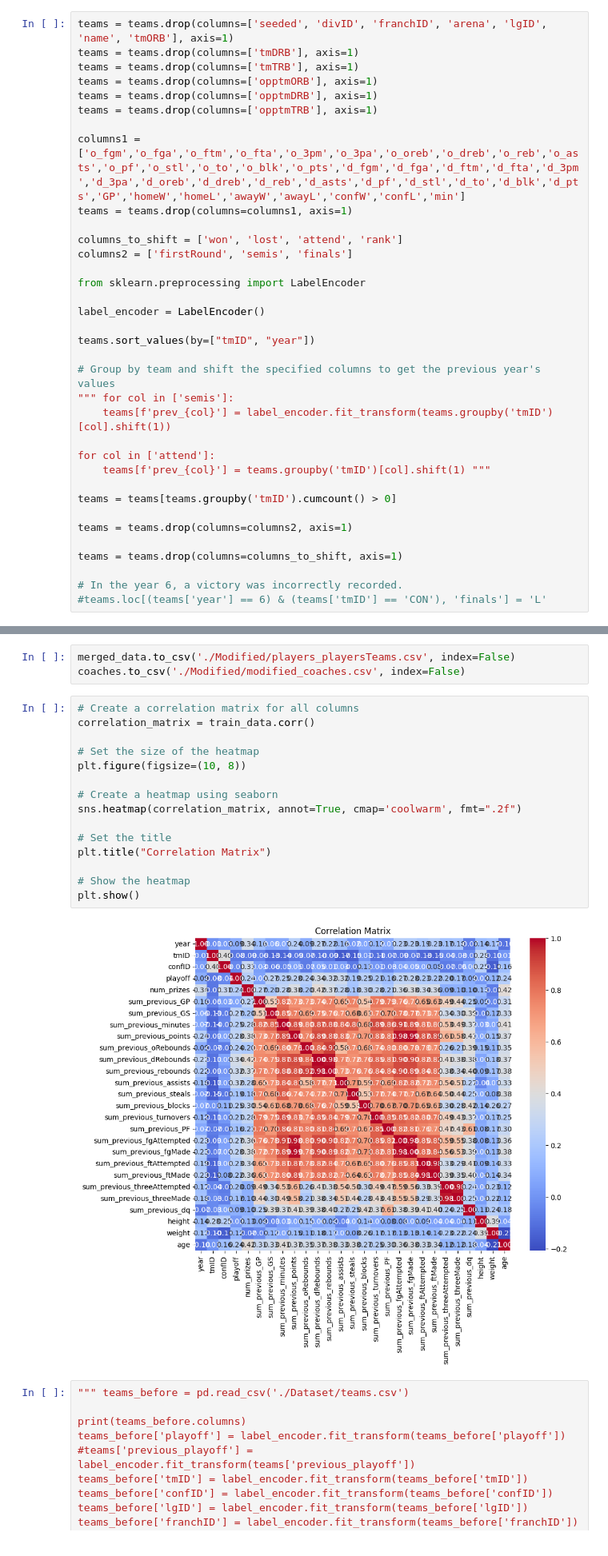
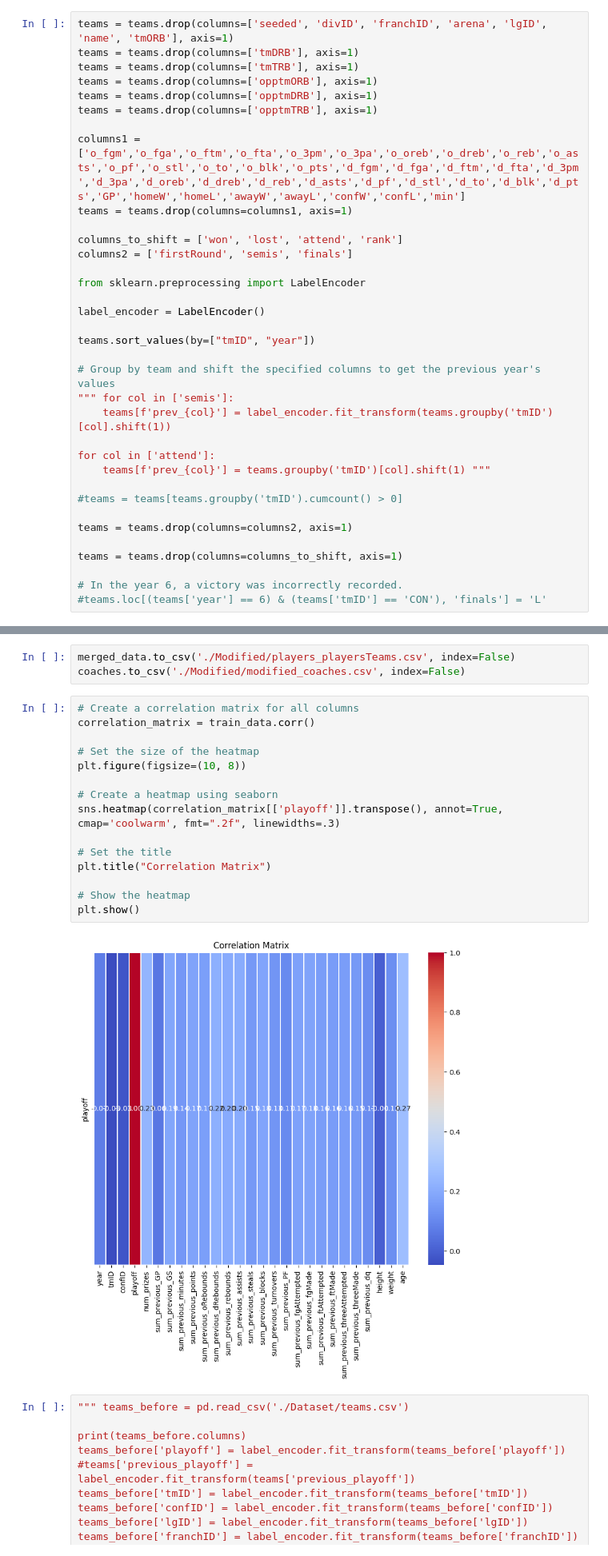
Before and after one commit to brunabrasil/FEUP-AC, a Jupyter notebook: preparation.ipynb, the cells around one changed output, grey strips where cells are left out. Shown: that part at 80% size. Cells and saved outputs as stored; diff of their text form.

```diff
--- a/preparation.ipynb
+++ b/preparation.ipynb
@@ -196,7 +196,7 @@ teams.sort_values(by=["tmID", "year"])
 for col in ['attend']:
     teams[f'prev_{col}'] = teams.groupby('tmID')[col].shift(1) """
 
-teams = teams[teams.groupby('tmID').cumcount() > 0]
+#teams = teams[teams.groupby('tmID').cumcount() > 0]
 
 teams = teams.drop(columns=columns2, axis=1)
 
@@ -348,20 +345,20 @@ coaches.to_csv('./Modified/modified_coaches.csv', index=False)
 # %%
 # Create a correlation matrix for all columns
 correlation_matrix = train_data.corr()
 
 # Set the size of the heatmap
 plt.figure(figsize=(10, 8))
 
 # Create a heatmap using seaborn
-sns.heatmap(correlation_matrix, annot=True, cmap='coolwarm', fmt=".2f")
+sns.heatmap(correlation_matrix[['playoff']].transpose(), annot=True, cmap='coolwarm', fmt=".2f", linewidths=.3)
 
 # Set the title
 plt.title("Correlation Matrix")
 
 # Show the heatmap
 plt.show()
 # %% [output]
-[figure, old version]
+[figure, new version]
 # %%
 """ teams_before = pd.read_csv('./Dataset/teams.csv')
 
```
Also changed, not shown: parts of 2 cells of this notebook, 2 other files.
